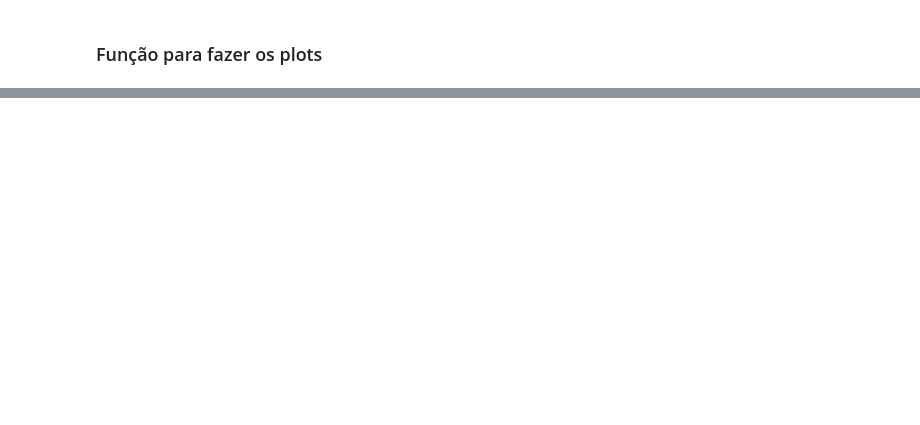
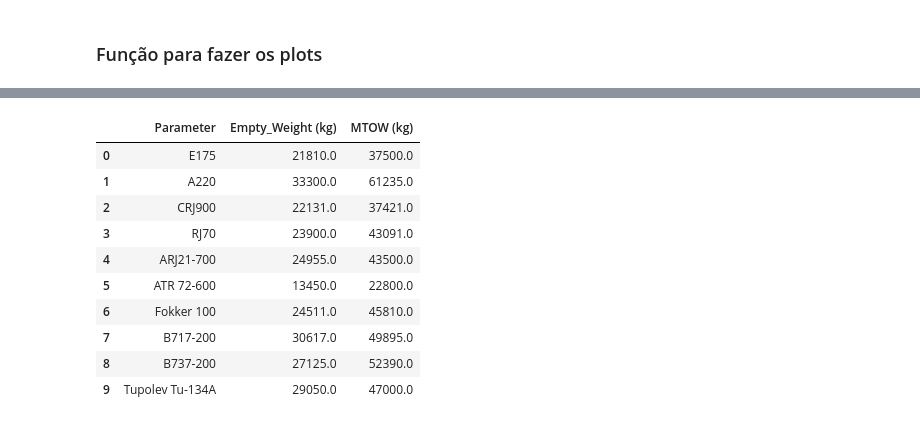
Before and after one commit to TatiPasold/PRJ22, a Jupyter notebook: notebooks/lab1.ipynb, the cells around one changed output, grey strips where cells are left out. Cells and saved outputs as stored; diff of their text form; code cells hidden in the pictures; blank space fills up the shorter version.

```diff
--- a/notebooks/lab1.ipynb
+++ b/notebooks/lab1.ipynb
@@ -160,3 +368,17 @@ Relação entre os parâmetros: Wing_area (ft²) = 16.934 + 0.02 MTOW (kg)
+# %%
+df[['Parameter', "Empty_Weight (kg)", "MTOW (kg)"]]
+# %% [output]
+|  | Parameter | Empty_Weight (kg) | MTOW (kg) |
+| 0 | E175 | 21810.0 | 37500.0 |
+| 1 | A220 | 33300.0 | 61235.0 |
+| 2 | CRJ900 | 22131.0 | 37421.0 |
+| 3 | RJ70 | 23900.0 | 43091.0 |
+| 4 | ARJ21-700 | 24955.0 | 43500.0 |
+| 5 | ATR 72-600 | 13450.0 | 22800.0 |
+| 6 | Fokker 100 | 24511.0 | 45810.0 |
+| 7 | B717-200 | 30617.0 | 49895.0 |
+| 8 | B737-200 | 27125.0 | 52390.0 |
+| 9 | Tupolev Tu-134A | 29050.0 | 47000.0 |
 # %%
 # MTOW x Range
 plotar("MTOW (kg)", "Range (NM)")
```
Also changed, not shown: parts of 21 cells of this notebook.
